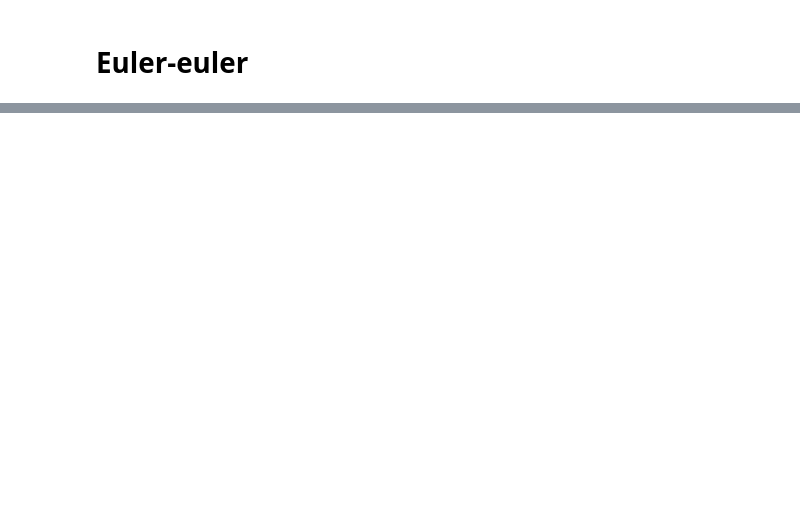
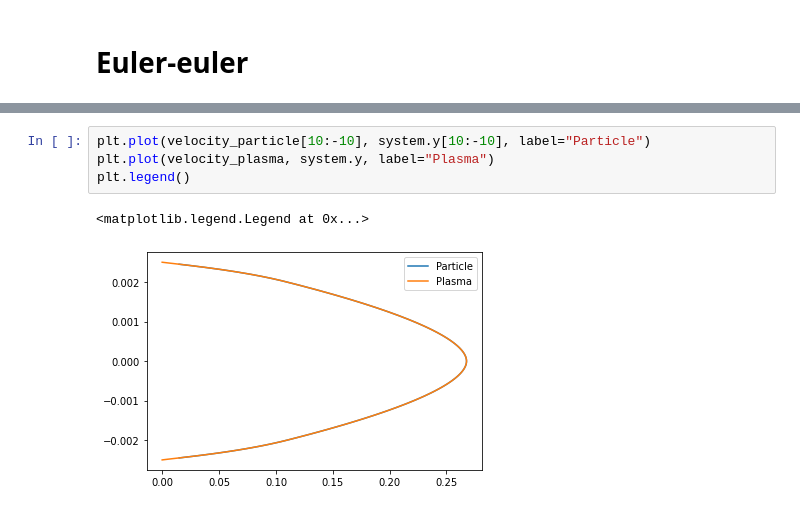
Before and after one commit to Toothpastefairy/comp_multphase_flow, a Jupyter notebook: bloodyguys.ipynb, the cells around one changed output, grey strips where cells are left out. Drawn from its saved outputs; the diff is of its cells as text; blank space fills up the shorter version.

```diff
--- a/bloodyguys.ipynb
+++ b/bloodyguys.ipynb
@@ -345,0 +484,7 @@ print(len(alpha_fluid), len(mu_turbulent))
+# %%
+plt.plot(velocity_particle[10:-10], system.y[10:-10], label="Particle")
+plt.plot(velocity_plasma, system.y, label="Plasma")
+plt.legend()
+# %% [output]
+<matplotlib.legend.Legend at 0x...>
+[figure, added]
```
Also changed, not shown: parts of 15 cells of this notebook.
